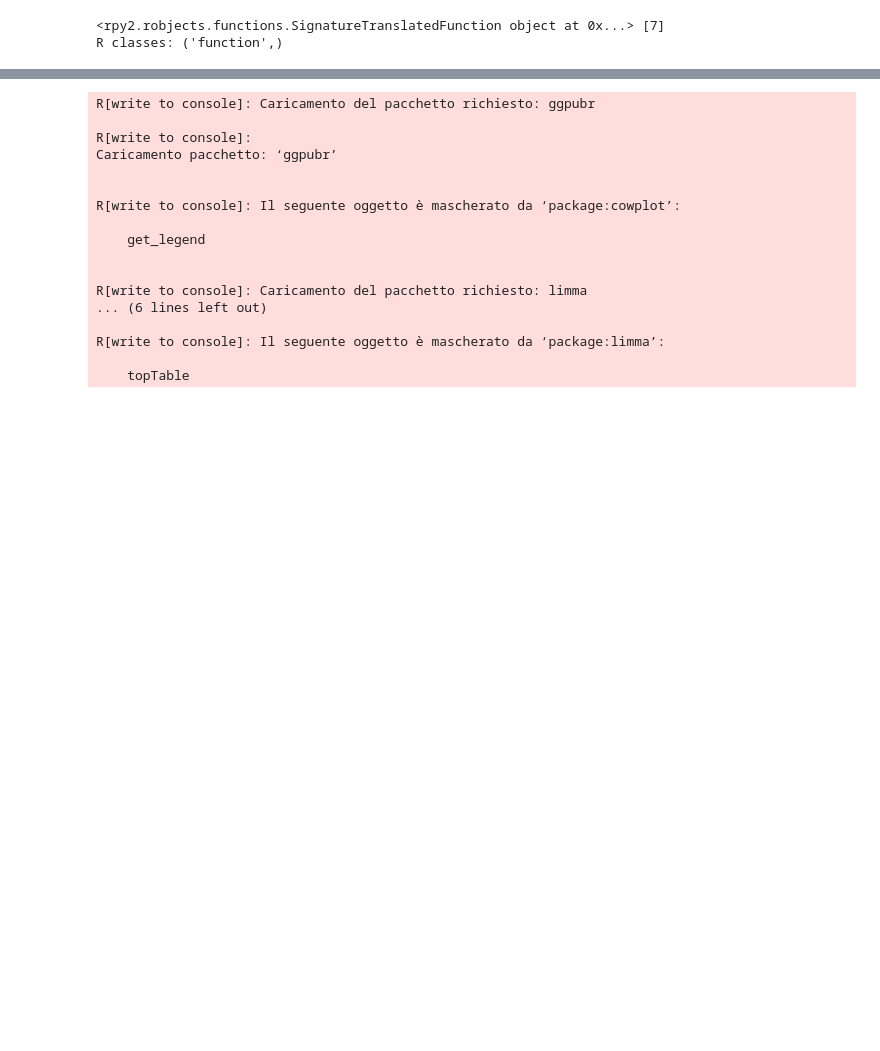
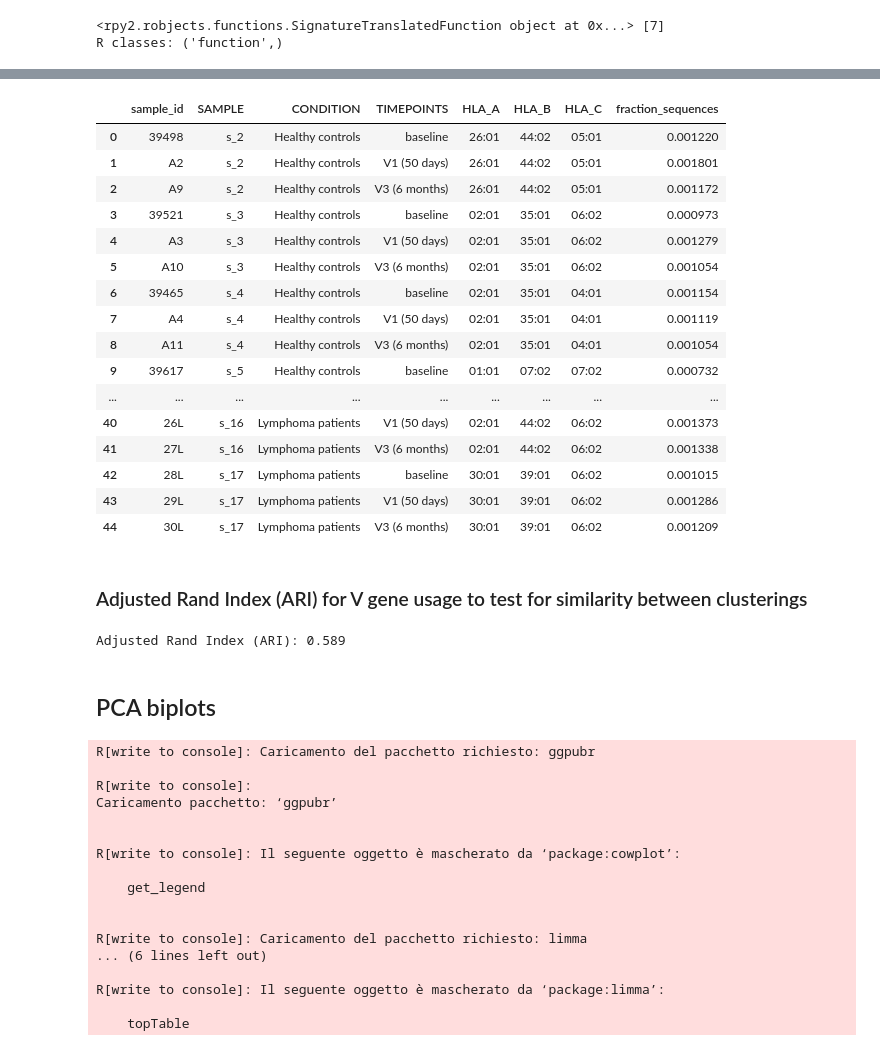
Before and after one commit to fabio-affaticati/Lymphovid19, a Jupyter notebook: lymph_covid.ipynb, the cells around one changed output, grey strips where cells are left out. Drawn from its saved outputs; the diff is of its cells as text; code cells hidden in the pictures; blank space fills up the shorter version.

```diff
--- a/lymph_covid.ipynb
+++ b/lymph_covid.ipynb
@@ -1000,6 +1016,73 @@ Contingency Table for Cluster 4:
 [1] 0,10329670 0,10329670 0,08891109 0,14285714
 [1] "Adjusted P-Values:"
 [1] 0,1377289 0,1377289 0,1377289 0,1428571
+# %%
+metadata_test
+# %% [output]
+|  | sample_id | SAMPLE | CONDITION | TIMEPOINTS | HLA_A | HLA_B | HLA_C | fraction_sequences |
+| 0 | 39498 | s_2 | Healthy controls | baseline | 26:01 | 44:02 | 05:01 | 0.001220 |
+| 1 | A2 | s_2 | Healthy controls | V1 (50 days) | 26:01 | 44:02 | 05:01 | 0.001801 |
+| 2 | A9 | s_2 | Healthy controls | V3 (6 months) | 26:01 | 44:02 | 05:01 | 0.001172 |
+| 3 | 39521 | s_3 | Healthy controls | baseline | 02:01 | 35:01 | 06:02 | 0.000973 |
+| 4 | A3 | s_3 | Healthy controls | V1 (50 days) | 02:01 | 35:01 | 06:02 | 0.001279 |
+| 5 | A10 | s_3 | Healthy controls | V3 (6 months) | 02:01 | 35:01 | 06:02 | 0.001054 |
+| 6 | 39465 | s_4 | Healthy controls | baseline | 02:01 | 35:01 | 04:01 | 0.001154 |
+| 7 | A4 | s_4 | Healthy controls | V1 (50 days) | 02:01 | 35:01 | 04:01 | 0.001119 |
+| 8 | A11 | s_4 | Healthy controls | V3 (6 months) | 02:01 | 35:01 | 04:01 | 0.001054 |
+| 9 | 39617 | s_5 | Healthy controls | baseline | 01:01 | 07:02 | 07:02 | 0.000732 |
+| ... | ... | ... | ... | ... | ... | ... | ... | ... |
+| 40 | 26L | s_16 | Lymphoma patients | V1 (50 days) | 02:01 | 44:02 | 06:02 | 0.001373 |
+| 41 | 27L | s_16 | Lymphoma patients | V3 (6 months) | 02:01 | 44:02 | 06:02 | 0.001338 |
+| 42 | 28L | s_17 | Lymphoma patients | baseline | 30:01 | 39:01 | 06:02 | 0.001015 |
+| 43 | 29L | s_17 | Lymphoma patients | V1 (50 days) | 30:01 | 39:01 | 06:02 | 0.001286 |
+| 44 | 30L | s_17 | Lymphoma patients | V3 (6 months) | 30:01 | 39:01 | 06:02 | 0.001209 |
+# %% [markdown]
+### Adjusted Rand Index (ARI) for V gene usage to test for similarity between clusterings
+# %%
+baseline_clustering_1 = ['s_14', 's_11', 's_13', 's_12', 's_16']
+baseline_clustering_2 = ['s_2', 's_3', 's_7', 's_8', 's_4']
+baseline_clustering_3 = ['s_15', 's_6', 's_9']
+baseline_clustering_4 = ['s_17','s_5']
+
+
+baseline_clustering = pd.DataFrame({
+    'SAMPLE': baseline_clustering_1 + baseline_clustering_2 + baseline_clustering_3 + baseline_clustering_4,
+    'cluster': ['baseline_clustering_1'] * 5 +
+    ['baseline_clustering_2'] * 5 +
+    ['baseline_clustering_3'] * 3 +
+    ['baseline_clustering_4'] * 2
+})
+
+baseline_clustering = baseline_clustering.merge(metadata_test[['SAMPLE', 'CONDITION']].drop_duplicates(), on='SAMPLE', how='left')
+baseline_clustering
+
+V3_clustering_1 = ['s_13', 's_11', 's_15', 's_17']
+V3_clustering_2 = ['s_5', 's_2', 's_7', 's_14', 's_4']
+V3_clustering_3 = ['s_16', 's_8', 's_9', 's_12']
+V3_clustering_4 = ['s_3', 's_6']
+
+V3_clustering = pd.DataFrame({
+    'SAMPLE': V3_clustering_1 + V3_clustering_2 + V3_clustering_3 + V3_clustering_4,
+    'cluster': ['V3_clustering_1'] * 4 +
+    ['V3_clustering_2'] * 5 +
+    ['V3_clustering_3'] * 4 +
+    ['V3_clustering_4'] * 2
+})
+
+V3_clustering = V3_clustering.merge(metadata_test[['SAMPLE', 'CONDITION']].drop_duplicates(), on='SAMPLE', how='left')
+V3_clustering
+
+
+
+
+from sklearn.metrics import adjusted_rand_score
+
+ari = adjusted_rand_score(baseline_clustering['cluster'], V3_clustering['cluster'])
+print(f"Adjusted Rand Index (ARI): {ari:.3f}")
+# %% [output]
+Adjusted Rand Index (ARI): 0.589
+# %% [markdown]
+## PCA biplots
 # %%
 pandas2ri.activate()
 ro.r('''
```
Also changed, not shown: parts of 22 cells of this notebook, 40 other files.
